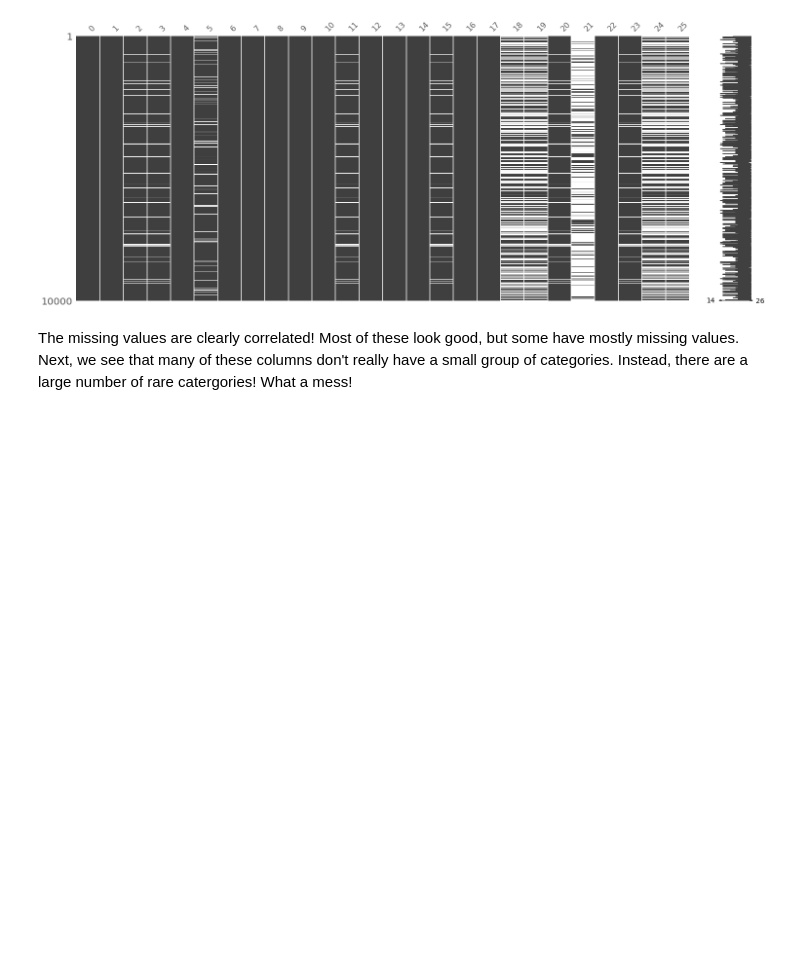
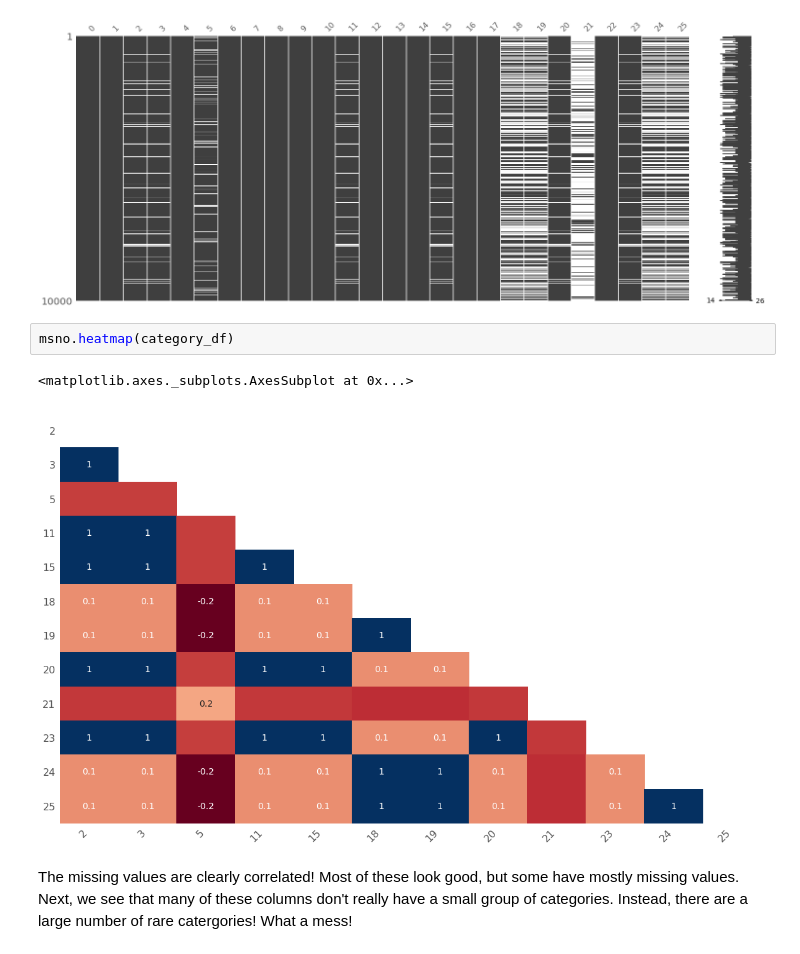
Before and after one commit to michelleliu103/w261_DisplayAdvertisingChallenge, a Jupyter notebook: andy-eda.ipynb, the cells around one changed output. Drawn from its saved outputs; the diff is of its cells as text; blank space fills up the shorter version.

```diff
--- a/andy-eda.ipynb
+++ b/andy-eda.ipynb
@@ -161,6 +174,11 @@ for i in category_df:
 msno.matrix(category_df);
 # %% [output]
 [figure]
+# %%
+msno.heatmap(category_df)
+# %% [output]
+<matplotlib.axes._subplots.AxesSubplot at 0x...>
+[figure, added]
 # %% [markdown]
 The missing values are clearly correlated! Most of these look good, but some have mostly missing values. Next, we see that many of these columns don't really have a small group of categories. Instead, there are a large number of rare catergories! What a mess!
 # %%
```
Also changed, not shown: parts of 4 cells of this notebook.
